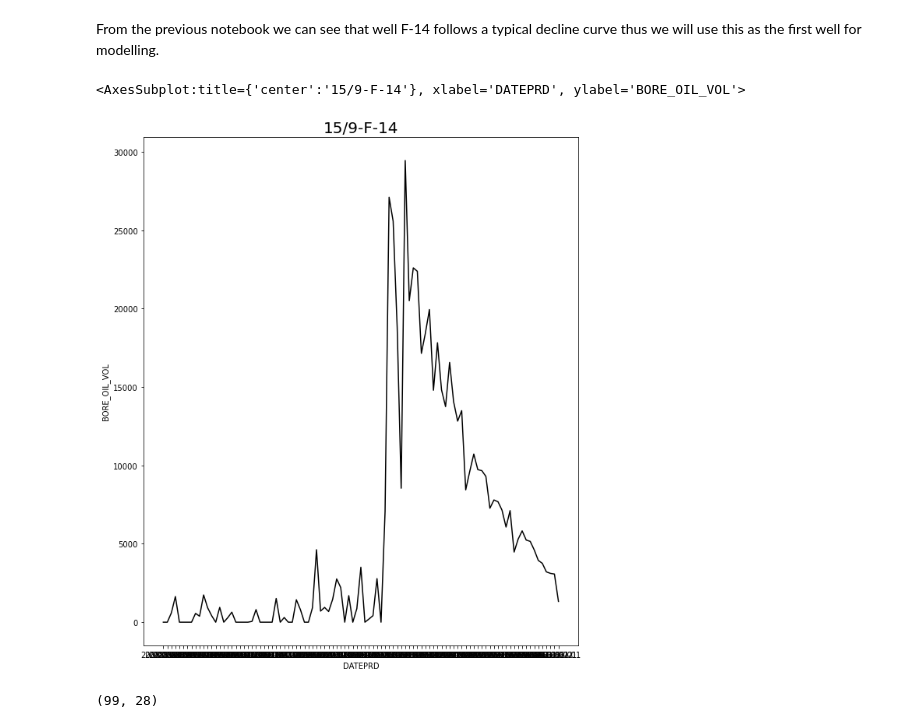
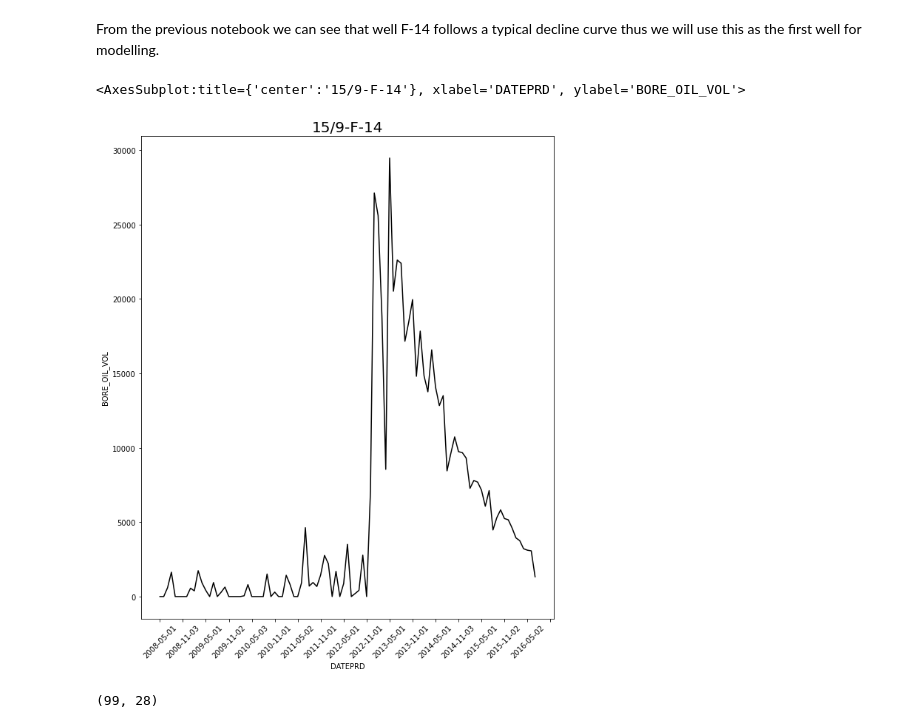
Before and after one commit to petrojeff/Springboard, a Jupyter notebook: Capstone Project 3/Capstone_3_Base Modeling_Classical_Time_Series_Models.ipynb, the cells around one changed output. Saved outputs shown, nothing was run; the diff lists cells and outputs as text; code cells hidden in the pictures.

```diff
--- a/Capstone Project 3/Capstone_3_Base Modeling_Classical_Time_Series_Models.ipynb
+++ b/Capstone Project 3/Capstone_3_Base Modeling_Classical_Time_Series_Models.ipynb
@@ -98,11 +99,13 @@ df1 = df[df['NPD_WELL_BORE_NAME'] =='15/9-F-14'].copy()
 # %%
 fig_dims = (10, 12)
 fig, ax = plt.subplots(figsize=fig_dims)
 ax.set_title('15/9-F-14',size=20)
+plt.xticks(rotation = 45)
+ax.xaxis.set_major_locator(plt.MaxNLocator(20))
 sns.lineplot(x='DATEPRD', y='BORE_OIL_VOL', data=df1, ax=ax, color='black')
 # %% [output]
 <AxesSubplot:title={'center':'15/9-F-14'}, xlabel='DATEPRD', ylabel='BORE_OIL_VOL'>
-[figure, old version]
+[figure, new version]
 # %%
 df1.shape
 # %% [output]
```
Also changed, not shown: parts of 7 cells of this notebook.
